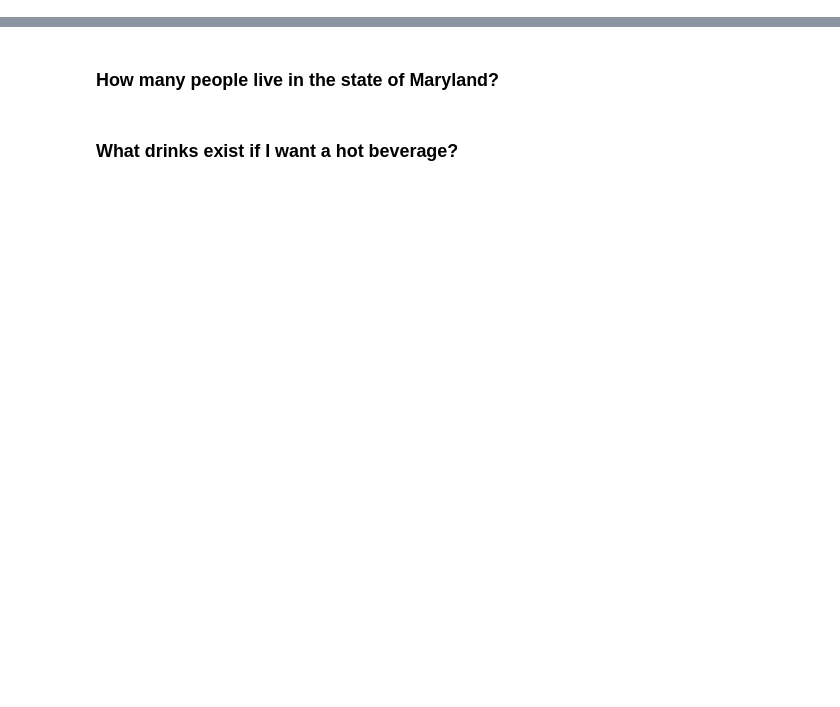
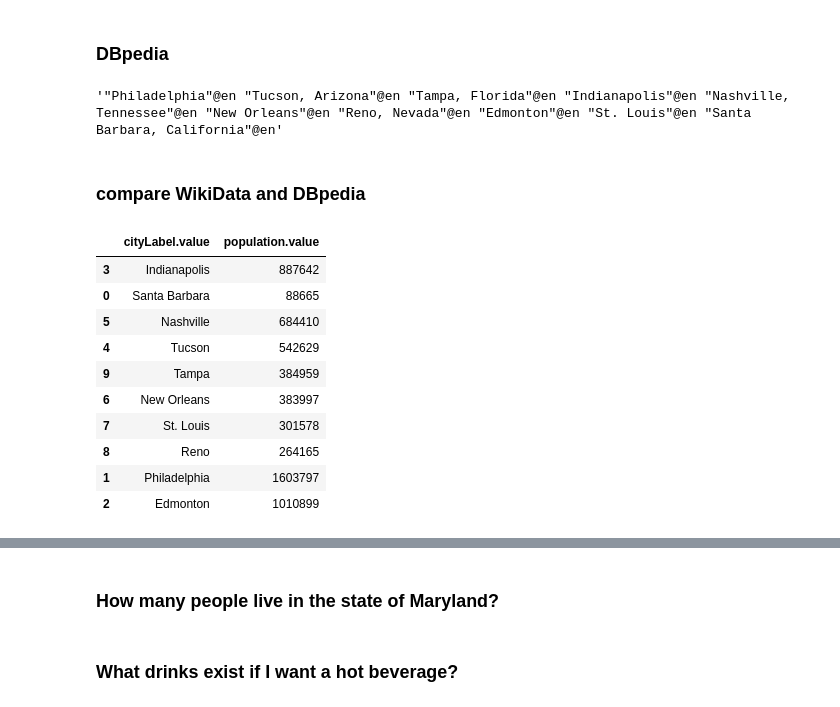
Before and after one commit to christiannielsen98/DVML-P7, a Jupyter notebook: Code/CompetencyQuestions/wikidata_competency_questions.ipynb, the cells around one changed output, grey strips where cells are left out. Cells and saved outputs as stored; diff of their text form; code cells hidden in the pictures; blank space fills up the shorter version.

```diff
--- a/Code/CompetencyQuestions/wikidata_competency_questions.ipynb
+++ b/Code/CompetencyQuestions/wikidata_competency_questions.ipynb
@@ -17,0 +71,20 @@ run_query(query=sparql_query, as_dataframe=True)
+# %%
+list_of_cities = "wd:Q1345 wd:Q18575 wd:Q49255 wd:Q6346 wd:Q23197 wd:Q34404 wd:Q49225 wd:Q2096 wd:Q38022 wd:Q159288"
+sparql_query = f"""
+SELECT ?city ?population ?cityLabel
+WHERE {{
+  ?city p:P1082 ?statement .
+  ?statement ps:P1082 ?population .
+  ?statement pq:P585 ?date .
+  FILTER NOT EXISTS {{
+    ?city p:P1082/pq:P585 ?date2 .
+    FILTER(?date2 > ?date)
+  }}
+  VALUES ?city {{{list_of_cities}}} .
+  SERVICE wikibase:label {{ bd:serviceParam wikibase:language "en" . }}
+}}
+"""
+
+wikidata_pop = wikidata_query(sparql_query=sparql_query)
+# %% [markdown]
+### DBpedia
@@ -17,0 +103,4 @@ run_query(query=sparql_query, as_dataframe=True)
+# %%
+"@en ".join([i for i in dbpedia_city_dict.values()])
+# %% [output]
+'"Philadelphia"@en "Tucson, Arizona"@en "Tampa, Florida"@en "Indianapolis"@en "Nashville, Tennessee"@en "New Orleans"@en "Reno, Nevada"@en "Edmonton"@en "St. Louis"@en "Santa Barbara, California"@en'
@@ -17,0 +120,16 @@ run_query(query=sparql_query, as_dataframe=True)
+# %% [markdown]
+### compare WikiData and DBpedia
+# %%
+wikidata_pop[['cityLabel.value', 'population.value']].sort_values(by='population.value', ascending=False)
+# %% [output]
+|  | cityLabel.value | population.value |
+| 3 | Indianapolis | 887642 |
+| 0 | Santa Barbara | 88665 |
+| 5 | Nashville | 684410 |
+| 4 | Tucson | 542629 |
+| 9 | Tampa | 384959 |
+| 6 | New Orleans | 383997 |
+| 7 | St. Louis | 301578 |
+| 8 | Reno | 264165 |
+| 1 | Philadelphia | 1603797 |
+| 2 | Edmonton | 1010899 |
```
Also changed, not shown: parts of 17 cells of this notebook, 7 other files.
